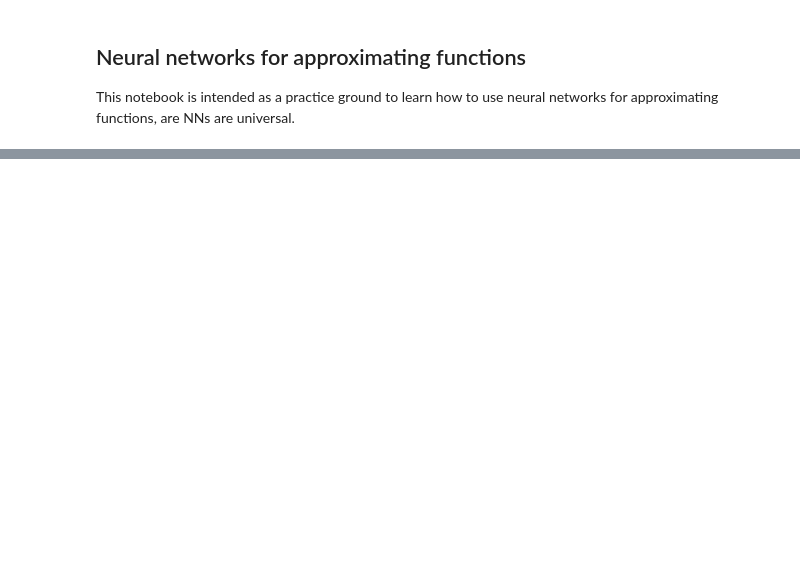
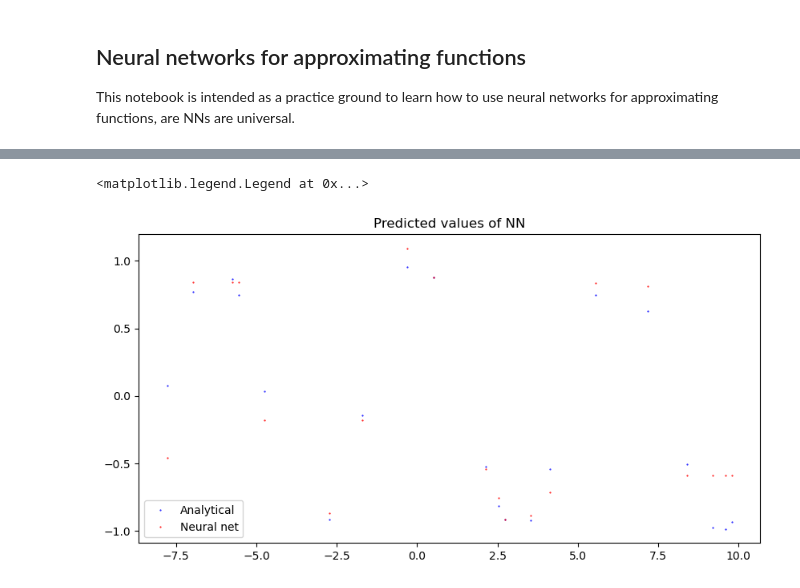
Before and after one commit to datameerkat/PINN-Project-02456, a Jupyter notebook: Notebooks/Max_function_approximation.ipynb, the cells around one changed output, grey strips where cells are left out. Saved outputs shown, nothing was run; the diff lists cells and outputs as text; code cells hidden in the pictures; blank space fills up the shorter version.

```diff
--- a/Notebooks/Max_function_approximation.ipynb
+++ b/Notebooks/Max_function_approximation.ipynb
@@ -194,0 +205,17 @@ plt.legend(["Analytical", "Neural net"], loc="lower left")
+# %%
+# compute derivatives
+computed_der = torch.autograd.grad(test_y_eval, test_x, grad_outputs=torch.ones_like(test_y_eval))[0]
+# %%
+analytical_der = np.empty([len(test_x)])
+for i, x in enumerate(test_x_np):
+    analytical_der[i] = derivative(x)
+# %%
+# plot analytical solution vs predicted values of derivatives
+plt.figure(figsize=(10, 5))
+plt.plot(test_x_np, analytical_der, color = "blue", marker='o', linestyle='none', markersize=0.5)
+plt.plot(test_x_np, computed_der.detach().numpy(), color = "red", marker='o', linestyle='none', markersize=0.5)
+plt.title("Predicted values of NN")
+plt.legend(["Analytical", "Neural net"], loc="lower left")
+# %% [output]
+<matplotlib.legend.Legend at 0x...>
+[figure, added]
```
Also changed, not shown: parts of 7 cells of this notebook, 1 other file.
